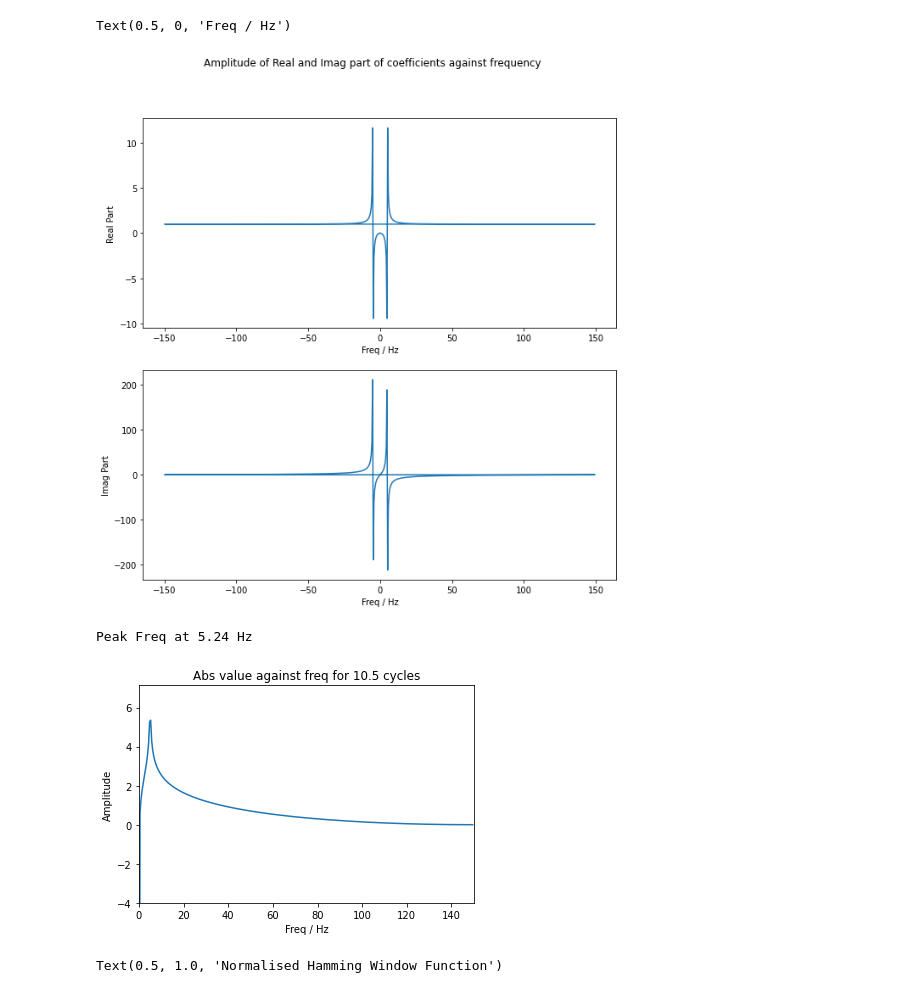
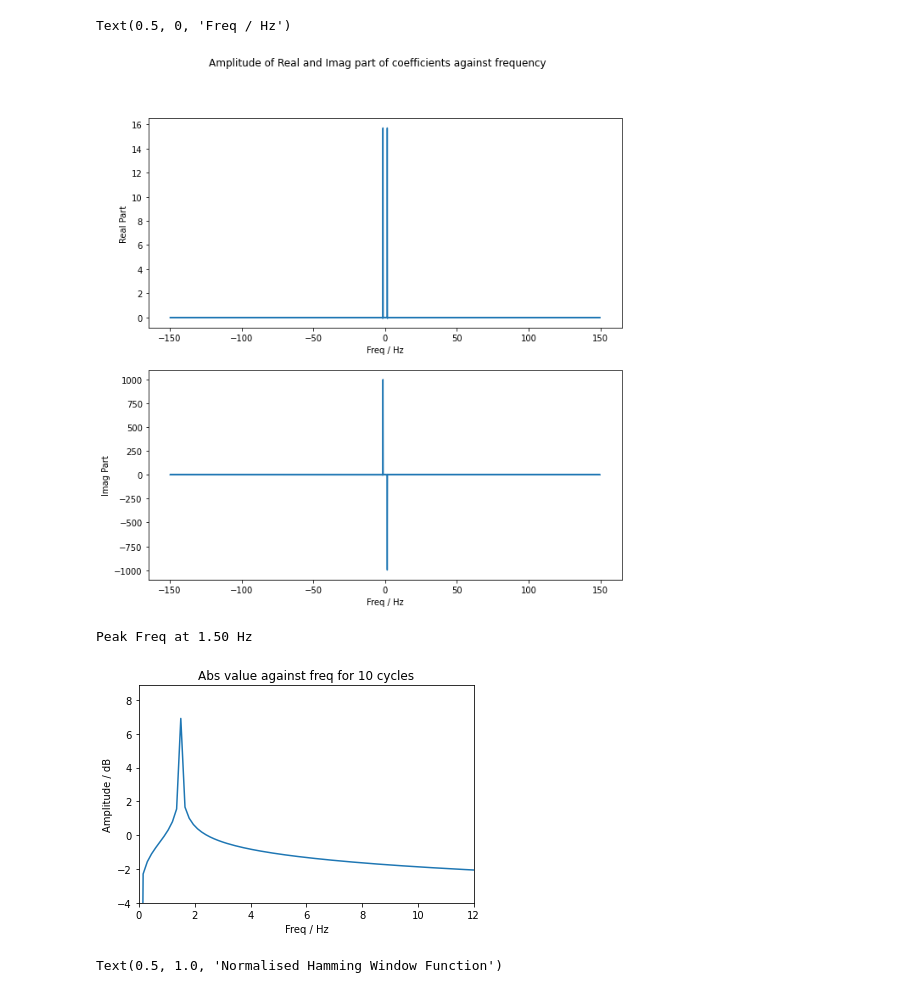
Before and after one commit to Guppy16/Windowing, a Jupyter notebook: DFT_bad.ipynb, the cells around one changed output. Drawn from its saved outputs; the diff is of its cells as text; code cells hidden in the pictures.

```diff
--- a/DFT_bad.ipynb
+++ b/DFT_bad.ipynb
@@ -5,11 +5,11 @@ import matplotlib.pyplot as plt
 # %%
 # Create a 5 Hz sine wave
 
-waveFreq = 5 #Hz
+waveFreq = 1.5 #Hz
 sampleFreq = 300 # Hz
-cycles = 10.5
+cycles = 10
 t = np.linspace(0, cycles / waveFreq, int(cycles*sampleFreq/waveFreq))    # Generate sin wave for 10 cycles
-wave = np.cos(2*np.pi*waveFreq*t)
+wave = np.sin(2*np.pi*waveFreq*t)
 # %%
 plt.plot(t, wave)
 plt.xlabel("Time / s")
@@ -36,28 +36,28 @@ axs[1].set_ylabel("Imag Part")
 axs[1].set_xlabel("Freq / Hz")
 # %% [output]
 Text(0.5, 0, 'Freq / Hz')
-[figure, old version]
+[figure, new version]
 # %%
 # Plot the absolute values of the +ve freq
 
 # Remove -ve freq
 freqBins = freqBins[:len(freqBins)//2]
 sp = sp[:len(sp)//2]
 
 # Take the absolut value of sp
 sp = np.absolute(sp)
 
 plt.plot(freqBins, np.log(sp))
-plt.xlim(0, sampleFreq/2)
+plt.xlim(0, 8*waveFreq)
 plt.ylim(-4)
 plt.title(f"Abs value against freq for {cycles} cycles")
 plt.xlabel("Freq / Hz")
-plt.ylabel("Amplitude")
+plt.ylabel("Amplitude / dB")
 
 print(f"Peak Freq at {freqBins[np.argmax(sp)]:.2f} Hz\n")
 # %% [output]
-Peak Freq at 5.24 Hz
+Peak Freq at 1.50 Hz
-[figure, old version]
+[figure, new version]
 # %%
 # Choose a window function from Numpy
 # barlett, blackman, hamming, hanning, kaiser
```
Also changed, not shown: parts of 4 cells of this notebook, 9 other files.
